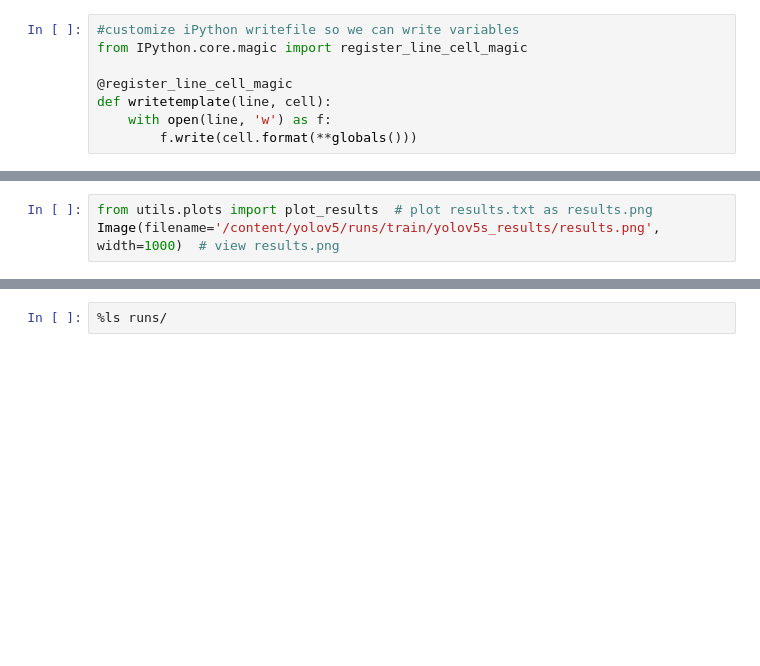
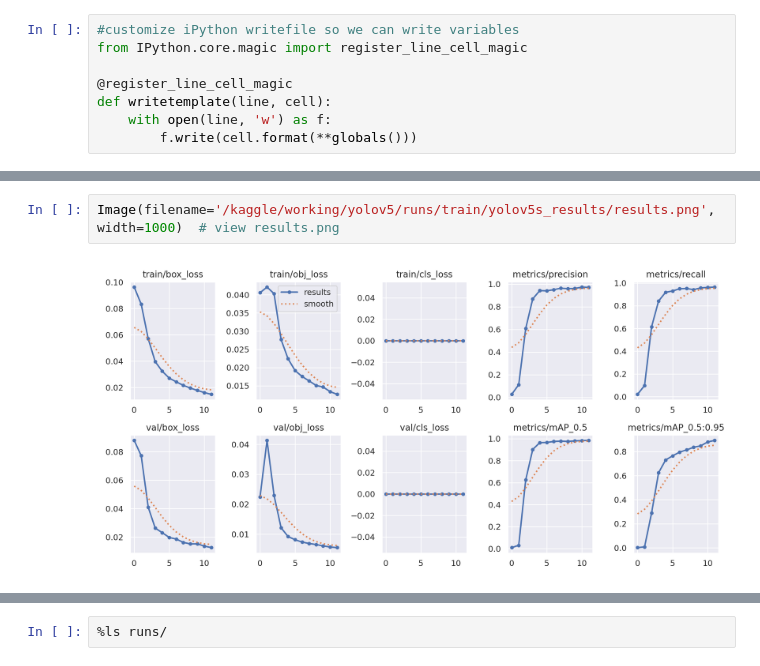
Before and after one commit to ChaconneLuo/Object_Detection, a Jupyter notebook: yolov5/yolov5.ipynb, the cells around one changed output, grey strips where cells are left out. Cells and saved outputs as stored; diff of their text form; blank space fills up the shorter version.

Commit message:
Kaggle Notebook | notebooke90c219672 | Version 1

```diff
--- a/yolov5/yolov5.ipynb
+++ b/yolov5/yolov5.ipynb
@@ -104,5 +183,6 @@ head:
 # %%
-from utils.plots import plot_results  # plot results.txt as results.png
-Image(filename='/content/yolov5/runs/train/yolov5s_results/results.png', width=1000)  # view results.png
+Image(filename='/kaggle/working/yolov5/runs/train/yolov5s_results/results.png', width=1000)  # view results.png
+# %% [output]
+[figure, added]
 # %%
 
```
Also changed, not shown: parts of 12 cells of this notebook.
